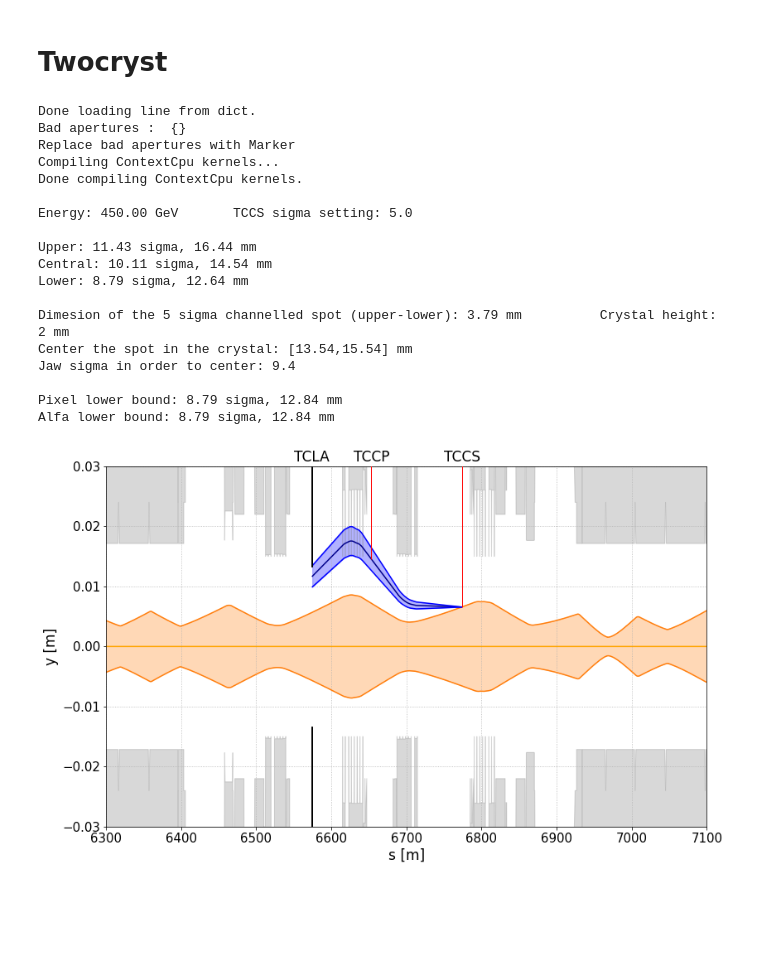
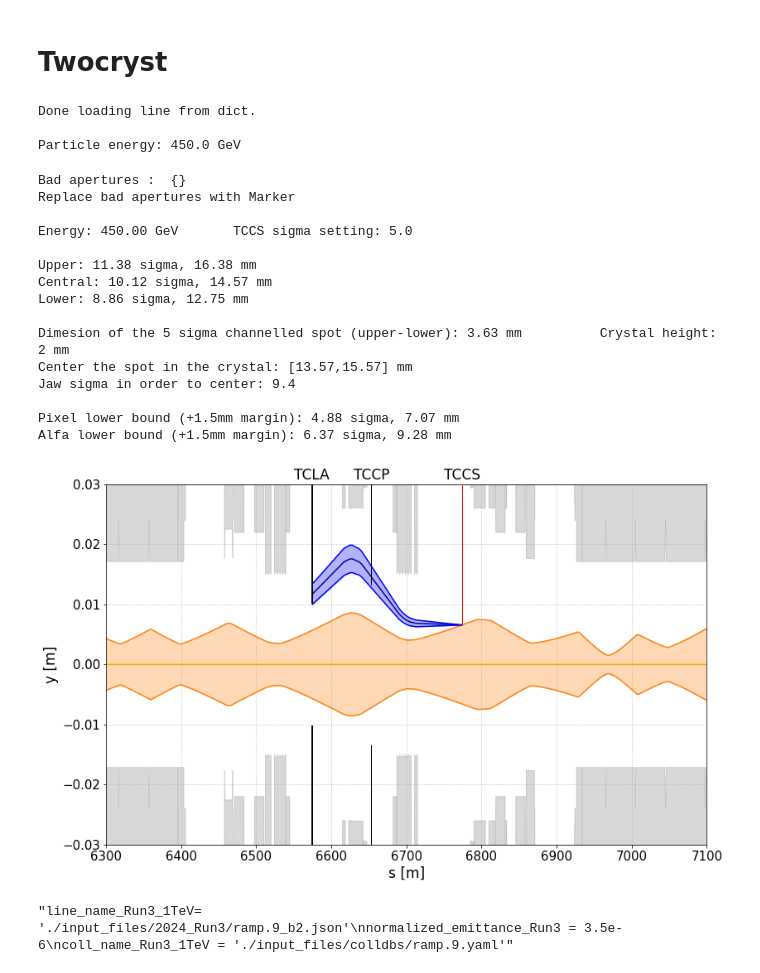
Before and after one commit to chiaramaccani/two_cryst_sim, a Jupyter notebook: Target_sigma.ipynb, the cells around one changed output. Saved outputs shown, nothing was run; the diff lists cells and outputs as text; code cells hidden in the pictures; blank space fills up the shorter version.

```diff
--- a/Target_sigma.ipynb
+++ b/Target_sigma.ipynb
@@ -889,27 +907,33 @@ coll_name_Run3_inj = './input_files/colldbs/injection.yaml' # with TCLA closed!!
+# %%
+TWOCRYST_line= './MadX/2024/track_injection_b2.json'
+normalized_emittance_Run3 = 3.5e-6
+TWOCRYST_colls = './input_files/colldbs/TWOCRYST_colldb.yaml' # with TCLA closed!!!
 # %%
-run_cry_tracking(line_name = line_name_Run3_inj, normalized_emittance = normalized_emittance_Run3, ax_plot = True, coll_name = coll_name_Run3_inj, n_sigma = 5.0)
+df_coll = run_cry_tracking(n_sigma = 5.0, part_energy = 450e9, line_name = TWOCRYST_line, normalized_emittance = normalized_emittance_Run3, ax_plot = True, coll_name = TWOCRYST_colls, TCLA_gap = 9.0)
 # %% [output]
 Done loading line from dict.
-Bad apertures :  {}
-Replace bad apertures with Marker
-Compiling ContextCpu kernels...
-Done compiling ContextCpu kernels.
 
-Energy: 450.00 GeV       TCCS sigma setting: 5.0
-
-Upper: 11.43 sigma, 16.44 mm
-Central: 10.11 sigma, 14.54 mm
-Lower: 8.79 sigma, 12.64 mm
-
-Dimesion of the 5 sigma channelled spot (upper-lower): 3.79 mm          Crystal height: 2 mm
-Center the spot in the crystal: [13.54,15.54] mm
-Jaw sigma in order to center: 9.4
-
-Pixel lower bound: 8.79 sigma, 12.84 mm
-Alfa lower bound: 8.79 sigma, 12.84 mm
+Particle energy: 450.0 GeV
+Bad apertures :  {}
+Replace bad apertures with Marker
+
+Energy: 450.00 GeV       TCCS sigma setting: 5.0
+
+Upper: 11.38 sigma, 16.38 mm
+Central: 10.12 sigma, 14.57 mm
+Lower: 8.86 sigma, 12.75 mm
+
+Dimesion of the 5 sigma channelled spot (upper-lower): 3.63 mm          Crystal height: 2 mm
+Center the spot in the crystal: [13.57,15.57] mm
+Jaw sigma in order to center: 9.4
+
+Pixel lower bound (+1.5mm margin): 4.88 sigma, 7.07 mm
+Alfa lower bound (+1.5mm margin): 6.37 sigma, 9.28 mm
-[figure, old version]
+[figure, new version]
 # %%
-line_name_Run3_1TeV= './input_files/2024_Run3/ramp.9_b2.json'
+"""line_name_Run3_1TeV= './input_files/2024_Run3/ramp.9_b2.json'
 normalized_emittance_Run3 = 3.5e-6
-coll_name_Run3_1TeV = './input_files/colldbs/ramp.9.yaml'
+coll_name_Run3_1TeV = './input_files/colldbs/ramp.9.yaml'"""
+# %% [output]
+"line_name_Run3_1TeV= './input_files/2024_Run3/ramp.9_b2.json'\nnormalized_emittance_Run3 = 3.5e-6\ncoll_name_Run3_1TeV = './input_files/colldbs/ramp.9.yaml'"
 # %%
```
Also changed, not shown: parts of 7 cells of this notebook, 10 other files.
